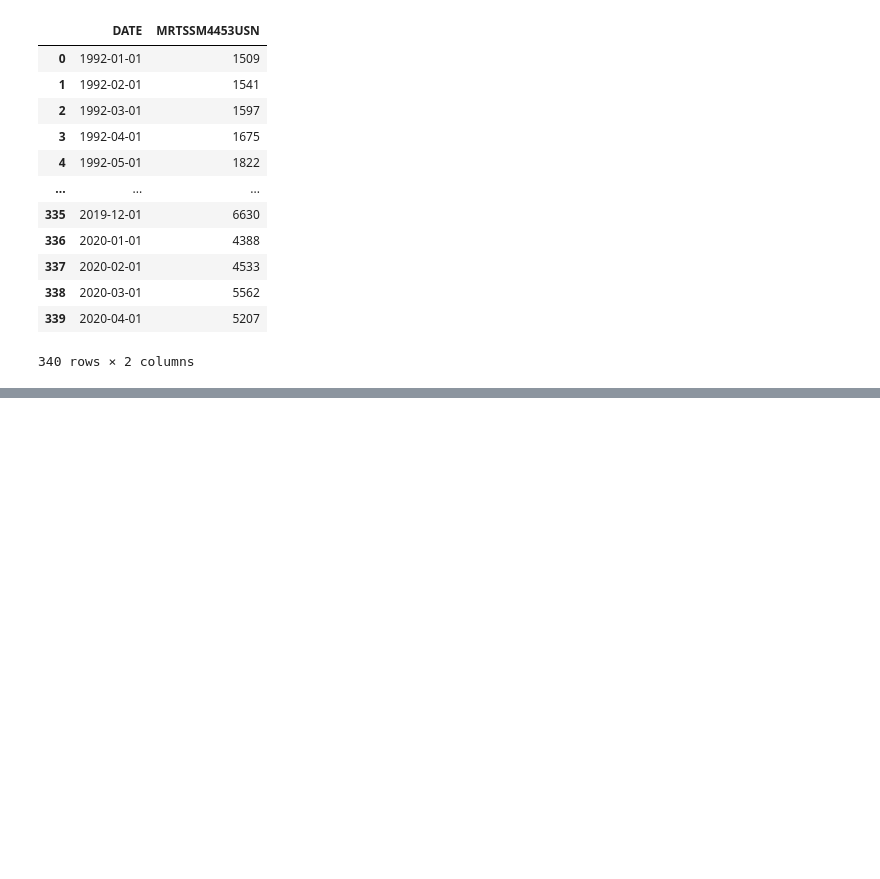
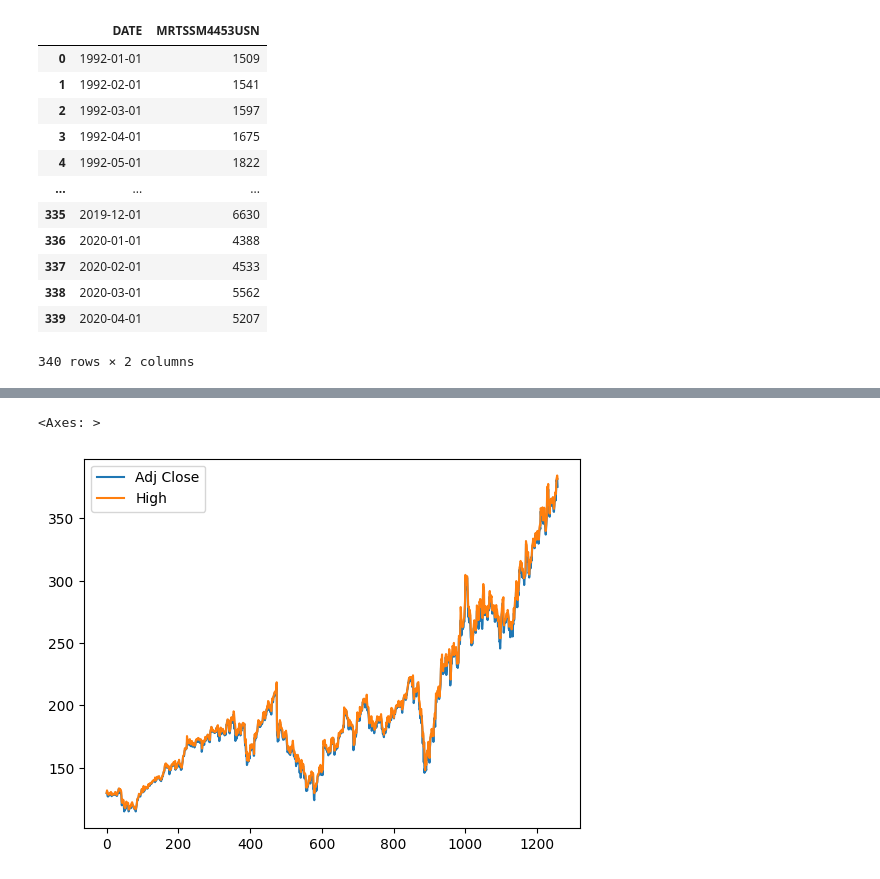
Before and after one commit to Szafranerio/Data_InDepth, a Jupyter notebook: Pandas/Pandas_Finances.ipynb, the cells around one changed output, grey strips where cells are left out. Cells and saved outputs as stored; diff of their text form; code cells hidden in the pictures; blank space fills up the shorter version.

```diff
--- a/Pandas/Pandas_Finances.ipynb
+++ b/Pandas/Pandas_Finances.ipynb
@@ -71,0 +132,5 @@ Name: DATE, Length: 340, dtype: object
+# %%
+fb_data[['Adj Close', 'High']].plot()
+# %% [output]
+<Axes: >
+[figure, added]
```
Also changed, not shown: parts of 19 cells of this notebook.
